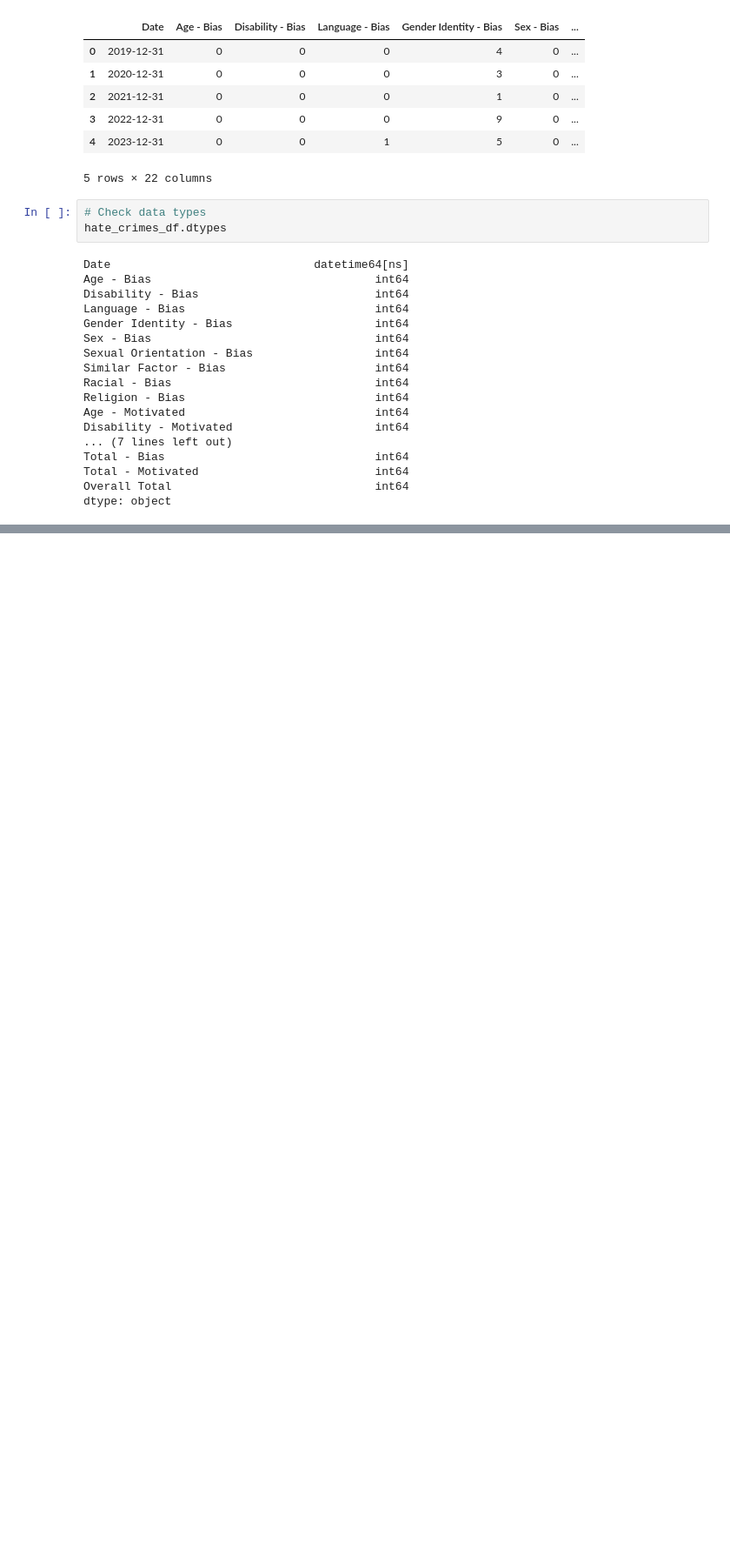
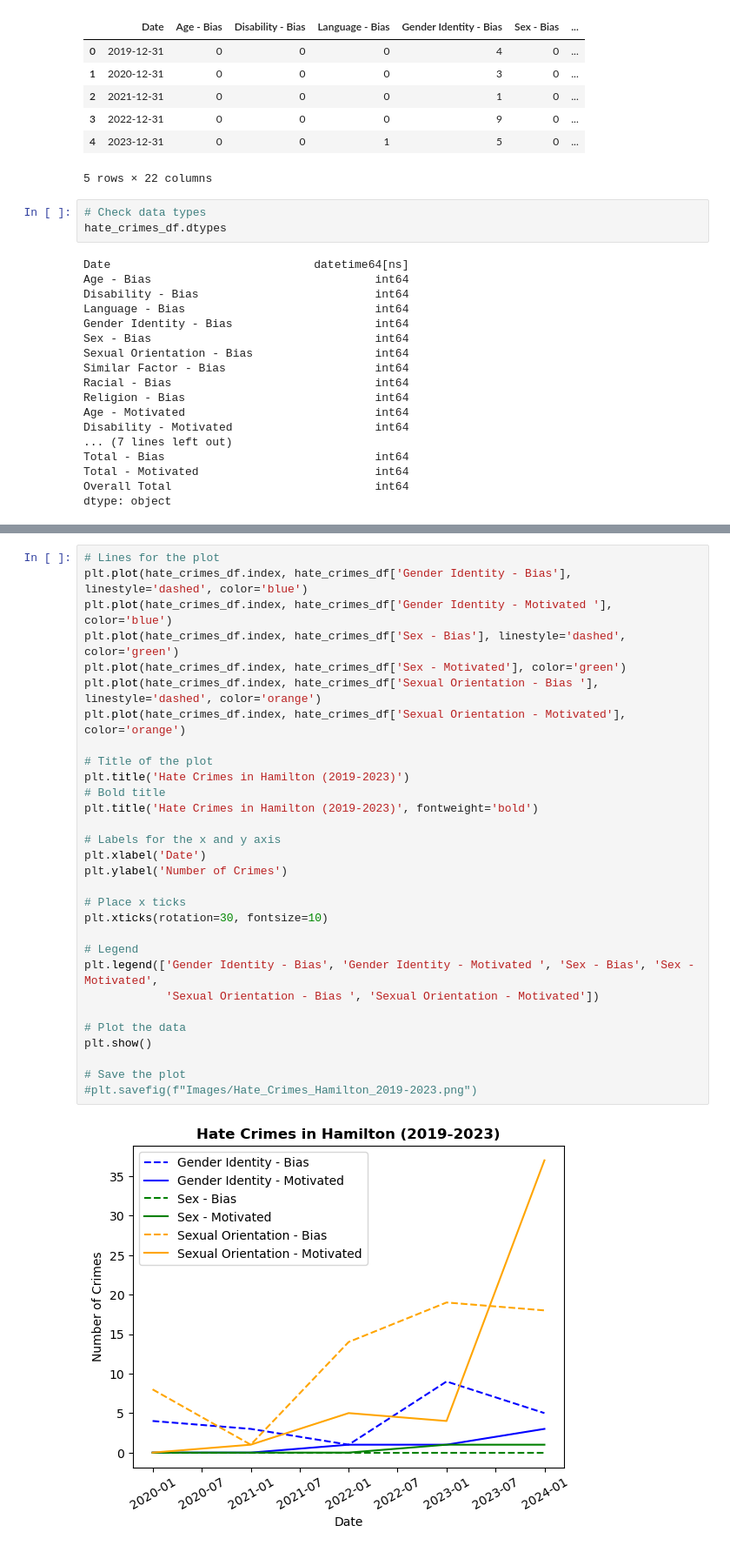
Before and after one commit to keyanap/YWCA-Gender-Based-Safety-Audit, a Jupyter notebook: Hate_Crimes_HPS_2016-2019.ipynb, the cells around one changed output, grey strips where cells are left out. Shown at 87% size. Saved outputs shown, nothing was run; the diff lists cells and outputs as text; blank space fills up the shorter version.

```diff
--- a/Hate_Crimes_HPS_2016-2019.ipynb
+++ b/Hate_Crimes_HPS_2016-2019.ipynb
@@ -103,0 +106,32 @@ plt.show()
+# %%
+# Lines for the plot
+plt.plot(hate_crimes_df.index, hate_crimes_df['Gender Identity - Bias'], linestyle='dashed', color='blue')
+plt.plot(hate_crimes_df.index, hate_crimes_df['Gender Identity - Motivated '], color='blue')
+plt.plot(hate_crimes_df.index, hate_crimes_df['Sex - Bias'], linestyle='dashed', color='green')
+plt.plot(hate_crimes_df.index, hate_crimes_df['Sex - Motivated'], color='green')
+plt.plot(hate_crimes_df.index, hate_crimes_df['Sexual Orientation - Bias '], linestyle='dashed', color='orange')
+plt.plot(hate_crimes_df.index, hate_crimes_df['Sexual Orientation - Motivated'], color='orange')
+
+# Title of the plot
+plt.title('Hate Crimes in Hamilton (2019-2023)')
+# Bold title
+plt.title('Hate Crimes in Hamilton (2019-2023)', fontweight='bold')
+
+# Labels for the x and y axis
+plt.xlabel('Date')
+plt.ylabel('Number of Crimes')
+
+# Place x ticks
+plt.xticks(rotation=30, fontsize=10)
+
+# Legend
+plt.legend(['Gender Identity - Bias', 'Gender Identity - Motivated ', 'Sex - Bias', 'Sex - Motivated',
+            'Sexual Orientation - Bias ', 'Sexual Orientation - Motivated'])
+
+# Plot the data
+plt.show()
+
+# Save the plot
+#plt.savefig(f"Images/Hate_Crimes_Hamilton_2019-2023.png")
+# %% [output]
+[figure, added]
```
Also changed, not shown: parts of 4 cells of this notebook, 6 other files.
